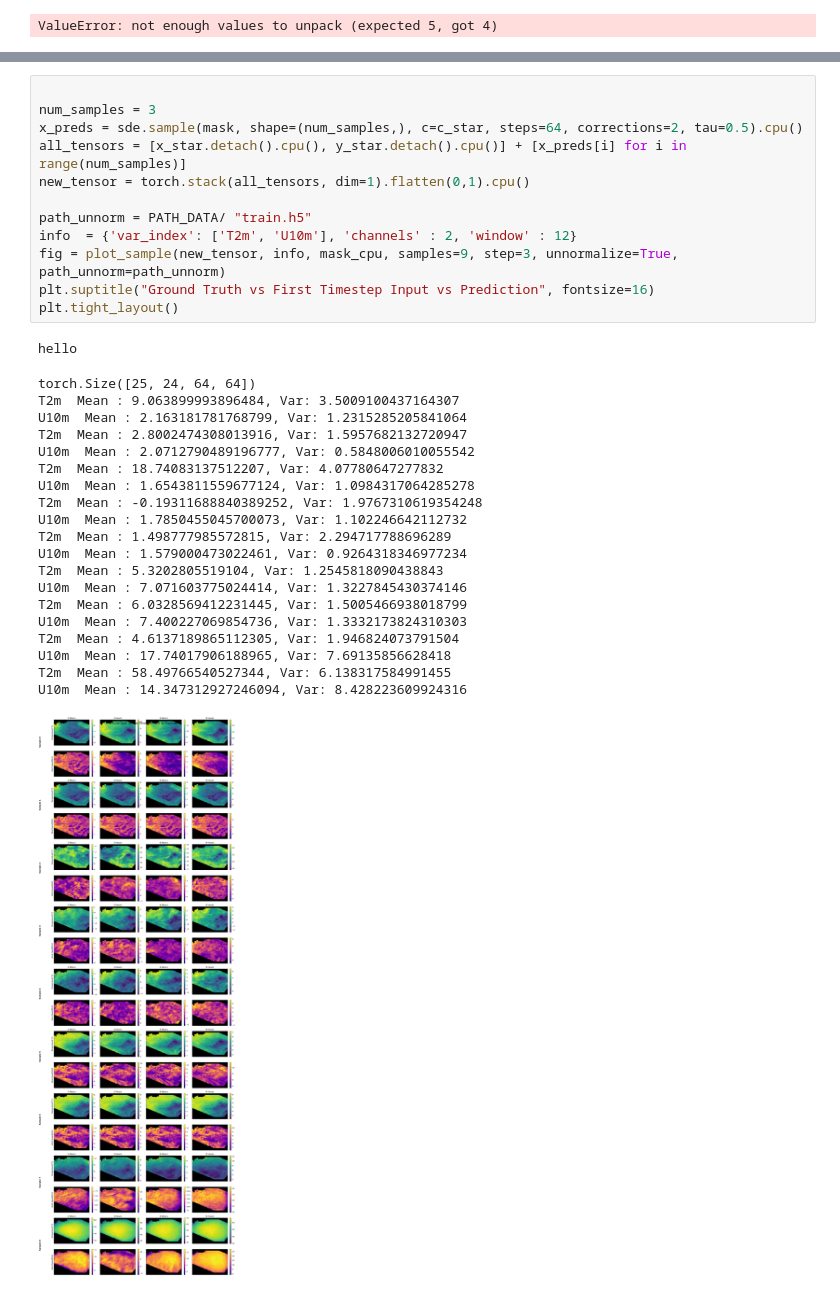
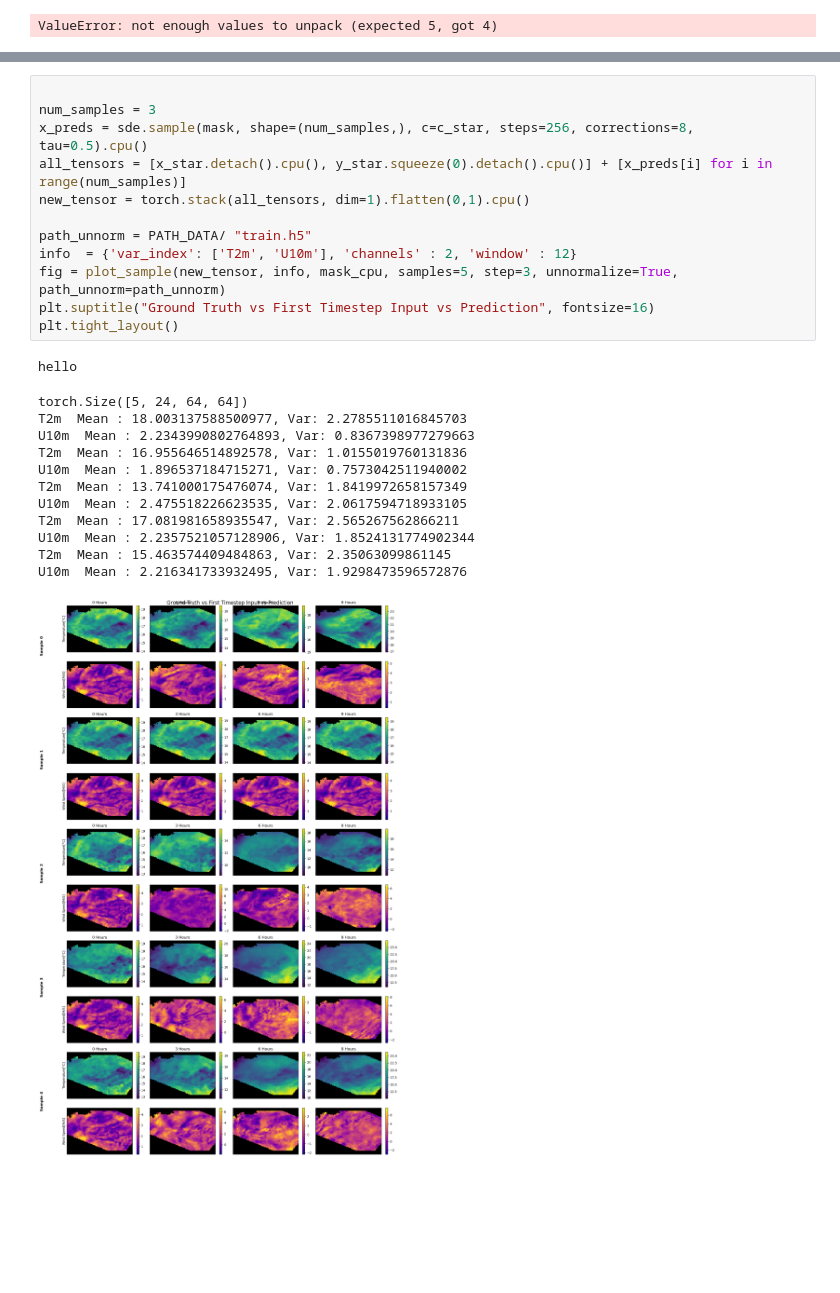
Before and after one commit to maxime-temoschenko/TFE, a Jupyter notebook: experiment_prediction.ipynb, the cells around one changed output, grey strips where cells are left out. Cells and saved outputs as stored; diff of their text form; blank space fills up the shorter version.

```diff
--- a/experiment_prediction.ipynb
+++ b/experiment_prediction.ipynb
@@ -213,34 +145,26 @@ KeyboardInterrupt:
 # %%
 
 num_samples = 3
-x_preds = sde.sample(mask, shape=(num_samples,), c=c_star, steps=64, corrections=2, tau=0.5).cpu()
-all_tensors = [x_star.detach().cpu(), y_star.detach().cpu()] + [x_preds[i] for i in range(num_samples)]
+x_preds = sde.sample(mask, shape=(num_samples,), c=c_star, steps=256, corrections=8, tau=0.5).cpu()
+all_tensors = [x_star.detach().cpu(), y_star.squeeze(0).detach().cpu()] + [x_preds[i] for i in range(num_samples)]
 new_tensor = torch.stack(all_tensors, dim=1).flatten(0,1).cpu()
 
 path_unnorm = PATH_DATA/ "train.h5"
 info  = {'var_index': ['T2m', 'U10m'], 'channels' : 2, 'window' : 12}
-fig = plot_sample(new_tensor, info, mask_cpu, samples=9, step=3, unnormalize=True, path_unnorm=path_unnorm)
+fig = plot_sample(new_tensor, info, mask_cpu, samples=5, step=3, unnormalize=True, path_unnorm=path_unnorm)
 plt.suptitle("Ground Truth vs First Timestep Input vs Prediction", fontsize=16)
 plt.tight_layout()
 # %% [output]
 hello
-torch.Size([25, 24, 64, 64])
-T2m  Mean : 9.063899993896484, Var: 3.5009100437164307
-U10m  Mean : 2.163181781768799, Var: 1.2315285205841064
-T2m  Mean : 2.8002474308013916, Var: 1.5957682132720947
-U10m  Mean : 2.0712790489196777, Var: 0.5848006010055542
-T2m  Mean : 18.74083137512207, Var: 4.07780647277832
-U10m  Mean : 1.6543811559677124, Var: 1.0984317064285278
-T2m  Mean : -0.19311688840389252, Var: 1.9767310619354248
-U10m  Mean : 1.7850455045700073, Var: 1.102246642112732
-T2m  Mean : 1.498777985572815, Var: 2.294717788696289
-U10m  Mean : 1.579000473022461, Var: 0.9264318346977234
-T2m  Mean : 5.3202805519104, Var: 1.2545818090438843
-U10m  Mean : 7.071603775024414, Var: 1.3227845430374146
-T2m  Mean : 6.0328569412231445, Var: 1.5005466938018799
-U10m  Mean : 7.400227069854736, Var: 1.3332173824310303
-T2m  Mean : 4.6137189865112305, Var: 1.946824073791504
-U10m  Mean : 17.74017906188965, Var: 7.69135856628418
-T2m  Mean : 58.49766540527344, Var: 6.138317584991455
-U10m  Mean : 14.347312927246094, Var: 8.428223609924316
+torch.Size([5, 24, 64, 64])
+T2m  Mean : 18.003137588500977, Var: 2.2785511016845703
+U10m  Mean : 2.2343990802764893, Var: 0.8367398977279663
+T2m  Mean : 16.955646514892578, Var: 1.0155019760131836
+U10m  Mean : 1.896537184715271, Var: 0.7573042511940002
+T2m  Mean : 13.741000175476074, Var: 1.8419972658157349
+U10m  Mean : 2.475518226623535, Var: 2.0617594718933105
+T2m  Mean : 17.081981658935547, Var: 2.565267562866211
+U10m  Mean : 2.2357521057128906, Var: 1.8524131774902344
+T2m  Mean : 15.463574409484863, Var: 2.35063099861145
+U10m  Mean : 2.216341733932495, Var: 1.9298473596572876
-[figure, old version]
+[figure, new version]
```
Also changed, not shown: parts of 5 cells of this notebook, 1 other file.
